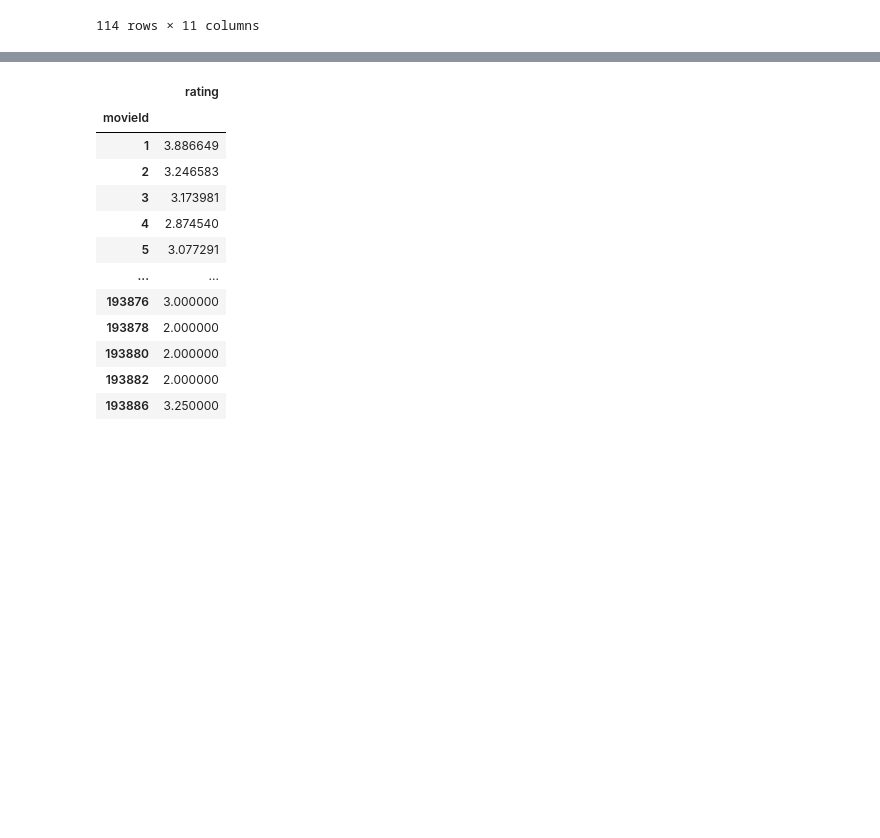
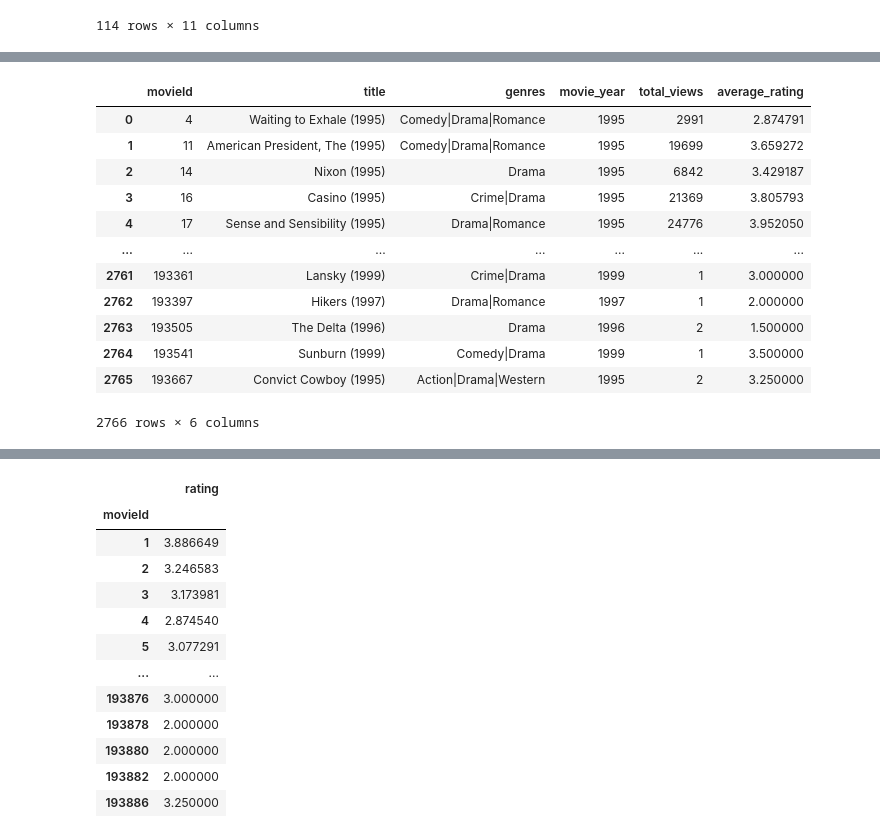
Before and after one commit to cesareressa/data_analysis, a Jupyter notebook: exploratory_analysis.ipynb, the cells around one changed output, grey strips where cells are left out. Saved outputs shown, nothing was run; the diff lists cells and outputs as text; code cells hidden in the pictures; blank space fills up the shorter version.

```diff
--- a/exploratory_analysis.ipynb
+++ b/exploratory_analysis.ipynb
@@ -312,0 +372,18 @@ plt.show()
+# %%
+example_agg = aggregate_data(example_df)
+
+example_agg
+# %% [output]
+|  | movieId | title | genres | movie_year | total_views | average_rating |
+| 0 | 4 | Waiting to Exhale (1995) | Comedy|Drama|Romance | 1995 | 2991 | 2.874791 |
+| 1 | 11 | American President, The (1995) | Comedy|Drama|Romance | 1995 | 19699 | 3.659272 |
+| 2 | 14 | Nixon (1995) | Drama | 1995 | 6842 | 3.429187 |
+| 3 | 16 | Casino (1995) | Crime|Drama | 1995 | 21369 | 3.805793 |
+| 4 | 17 | Sense and Sensibility (1995) | Drama|Romance | 1995 | 24776 | 3.952050 |
+| ... | ... | ... | ... | ... | ... | ... |
+| 2761 | 193361 | Lansky (1999) | Crime|Drama | 1999 | 1 | 3.000000 |
+| 2762 | 193397 | Hikers (1997) | Drama|Romance | 1997 | 1 | 2.000000 |
+| 2763 | 193505 | The Delta (1996) | Drama | 1996 | 2 | 1.500000 |
+| 2764 | 193541 | Sunburn (1999) | Comedy|Drama | 1999 | 1 | 3.500000 |
+| 2765 | 193667 | Convict Cowboy (1995) | Action|Drama|Western | 1995 | 2 | 3.250000 |
+2766 rows × 6 columns
```
Also changed, not shown: parts of 15 cells of this notebook.
